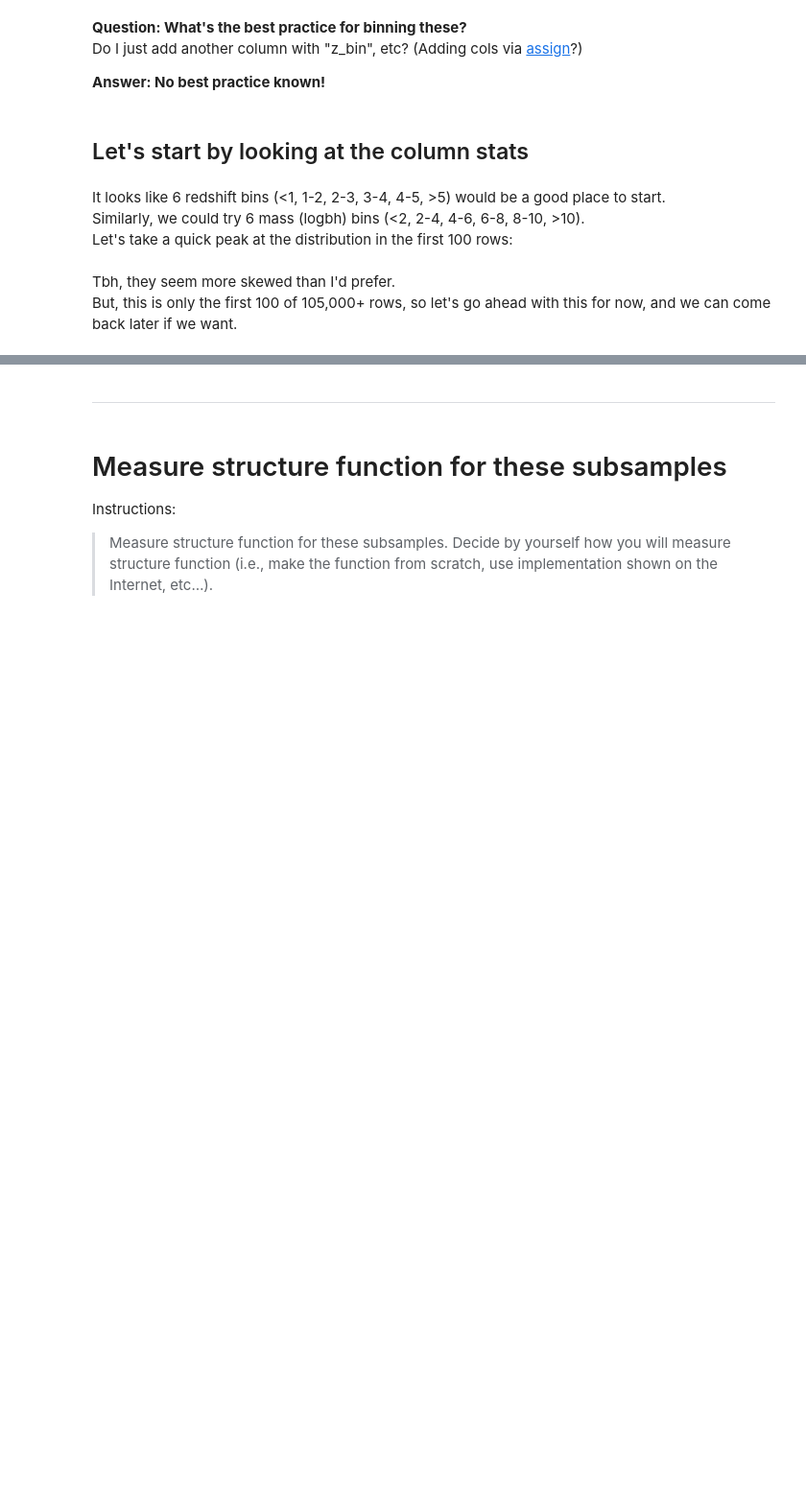
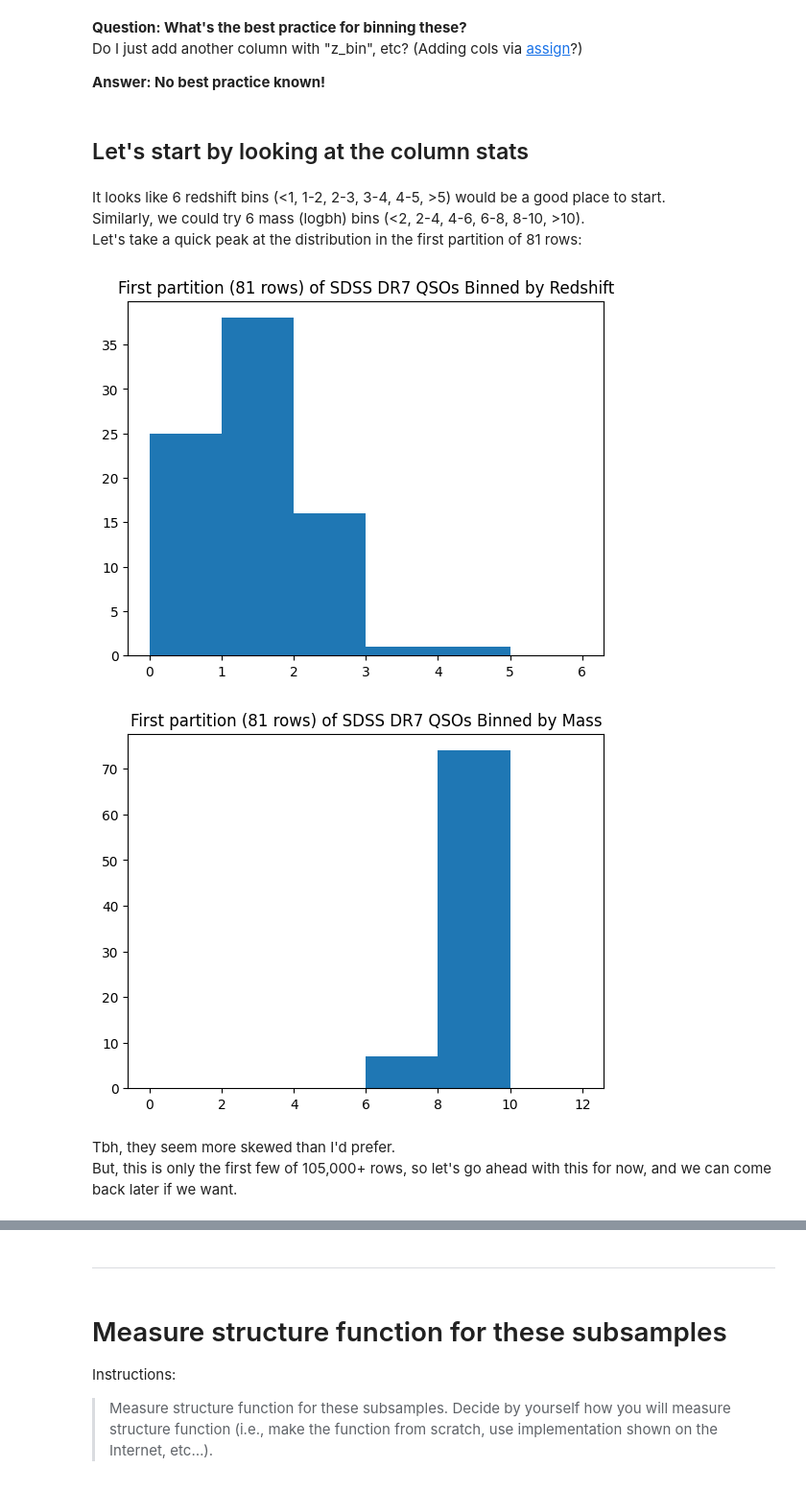
Before and after one commit to lsst-sitcom/linccf, a Jupyter notebook: agn_variability/agn_variability.ipynb, the cells around one changed output, grey strips where cells are left out. Shown at 96% size. Drawn from its saved outputs; the diff is of its cells as text; code cells hidden in the pictures; blank space fills up the shorter version.

```diff
--- a/agn_variability/agn_variability.ipynb
+++ b/agn_variability/agn_variability.ipynb
@@ -202,25 +370,28 @@ sdss_hats.aggregate_column_statistics(include_columns=["RA", "DEC", "REDSHIFT",
 # %% [markdown]
 It looks like 6 redshift bins (<1, 1-2, 2-3, 3-4, 4-5, >5) would be a good place to start.
 Similarly, we could try 6 mass (logbh) bins (<2, 2-4, 4-6, 6-8, 8-10, >10).
-Let's take a quick peak at the distribution in the first 100 rows:
+Let's take a quick peak at the distribution in the first partition of 81 rows:
 # %%
 import numpy as np
 import matplotlib.pyplot as plt
 
-sdss_x_ztf_subset = sdss_x_ztf.head(100)
+sdss_x_ztf_df = ndf
 
-redshifts = np.array(sdss_x_ztf_subset["REDSHIFT_sdss"])
-masses = np.array(sdss_x_ztf_subset["LOGBH_sdss"])
+redshifts = np.array(sdss_x_ztf_df["REDSHIFT_sdss"])
+masses = np.array(sdss_x_ztf_df["LOGBH_sdss"])
 
 plt.hist(redshifts, bins=np.linspace(0.0, 6.0, 7))
-plt.title("First 100 SDSS DR7 QSOs Binned by Redshift")
+plt.title("First partition (81 rows) of SDSS DR7 QSOs Binned by Redshift")
 plt.show()
 plt.hist(masses, bins=np.linspace(0.0, 12.0, 7))
-plt.title("First 100 SDSS DR7 QSOs Binned by Mass")
+plt.title("First partition (81 rows) of SDSS DR7 QSOs Binned by Mass")
 plt.show()
+# %% [output]
+[figure, added]
+[figure, added]
 # %% [markdown]
 Tbh, they seem more skewed than I'd prefer.
-But, this is only the first 100 of 105,000+ rows, so let's go ahead with this for now, and we can come back later if we want.
+But, this is only the first few of 105,000+ rows, so let's go ahead with this for now, and we can come back later if we want.
 # %%
 def bin_redshift(val):
     return val.astype(int)
```
Also changed, not shown: parts of 58 cells of this notebook, 3 other files.
